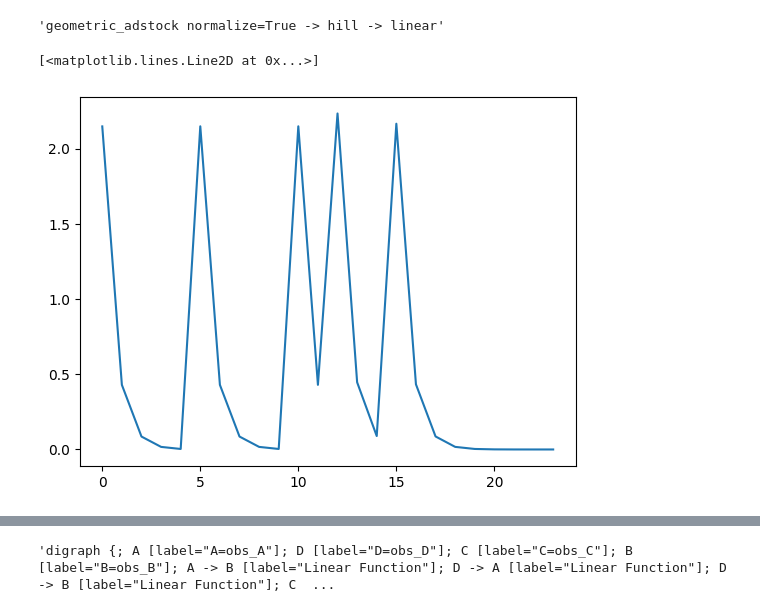
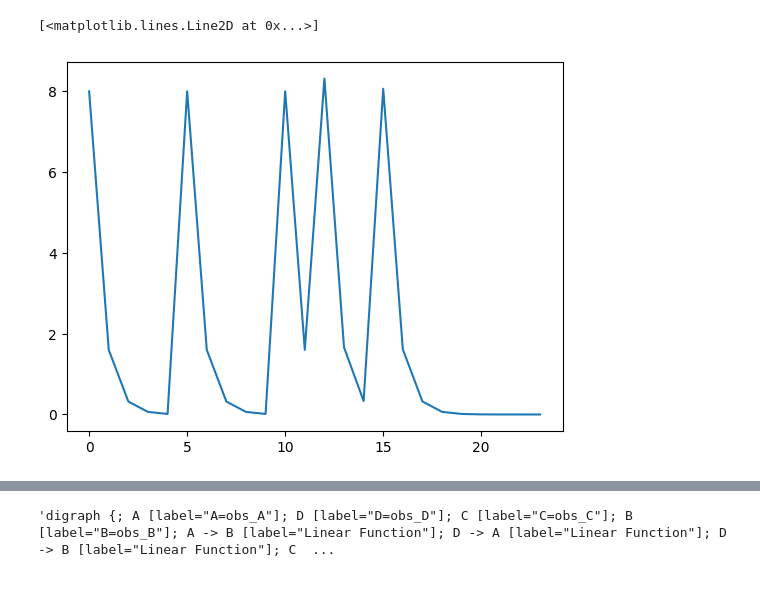
Before and after one commit to redam94/dag_api, a Jupyter notebook: notebooks/load_pydantic.ipynb, the cells around one changed output, grey strips where cells are left out. Cells and saved outputs as stored; diff of their text form; code cells hidden in the pictures.

```diff
--- a/notebooks/load_pydantic.ipynb
+++ b/notebooks/load_pydantic.ipynb
@@ -15,4 +13,0 @@ pipe = pipe(normalized_adstock, hill, linear)
-# %%
-pipe.__name__
-# %% [output]
-'geometric_adstock normalize=True -> hill -> linear'
@@ -19,11 +20,11 @@ pipe.__name__
 # %%
 test_conv = np.zeros(24)
 test_conv[0] = 10.
 test_conv[5] = 10.
 test_conv[10] = 10.
 test_conv[12] = 10.
 test_conv[15] = 10.
-plt.plot(np.convolve(test_conv, np.array([.2**t for t in range(12)])/sum([.8**t for t in range(12)]), mode='full')[:len(test_conv)])
+plt.plot(np.convolve(test_conv, np.array([.2**t for t in range(12)])/sum([.2**t for t in range(12)]), mode='full')[:len(test_conv)])
 # %% [output]
 [<matplotlib.lines.Line2D at 0x...>]
-[figure, old version]
+[figure, new version]
```
Also changed, not shown: parts of 13 cells of this notebook, 2 other files.
